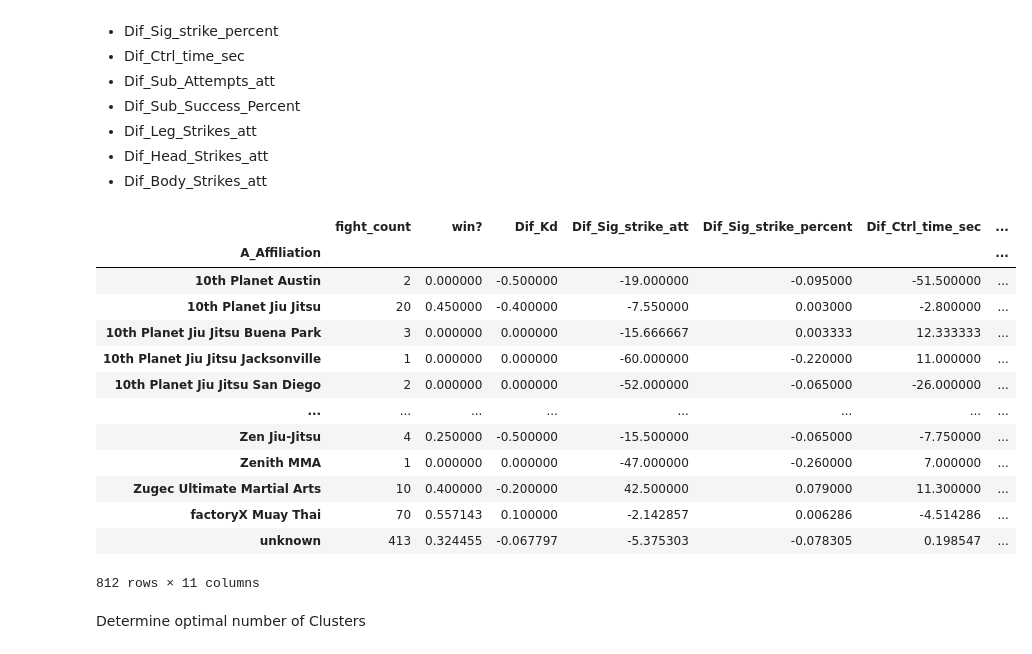
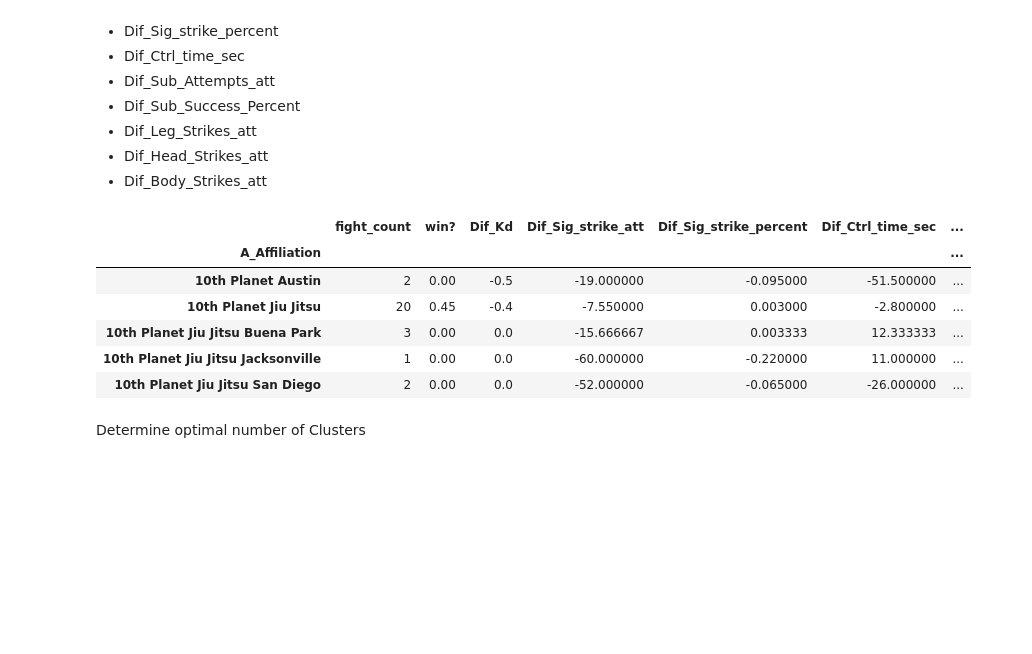
Before and after one commit to tmcroyce/UFC_Prediction_V2.1, a Jupyter notebook: V2_Newer_Notebooks/5b. Feature Subtractions.ipynb, the cells around one changed output. Drawn from its saved outputs; the diff is of its cells as text; code cells hidden in the pictures; blank space fills up the shorter version.

```diff
--- a/V2_Newer_Notebooks/5b. Feature Subtractions.ipynb
+++ b/V2_Newer_Notebooks/5b. Feature Subtractions.ipynb
@@ -70,23 +70,16 @@ For our K-Means Clustering, lets use:
 - Dif_Head_Strikes_att
 - Dif_Body_Strikes_att
 # %%
-df_cluster = affiliation_means[['fight_count', 'win?', 'Dif_Kd', 'Dif_Sig_strike_att', 'Dif_Sig_strike_percent', 'Dif_Ctrl_time_sec', 'Dif_Sub_Attempts_att', 'Dif_Sub_Success_Percent', 'Dif_Leg_Strikes_att', 'Dif_Head_Strikes_att', 'Dif_Body_Strikes_att']]
-df_cluster
+df_cluster = affiliation_means[['fight_count', 'win?', 'Dif_Kd', 'Dif_Sig_strike_att', 'Dif_Sig_strike_percent', 'Dif_Ctrl_time_sec', 'Dif_Sub_Success_Percent']]
+df_cluster.head()
 # %% [output]
 |  | fight_count | win? | Dif_Kd | Dif_Sig_strike_att | Dif_Sig_strike_percent | Dif_Ctrl_time_sec | ... |
 | A_Affiliation |  |  |  |  |  |  | ... |
-| 10th Planet Austin | 2 | 0.000000 | -0.500000 | -19.000000 | -0.095000 | -51.500000 | ... |
-| 10th Planet Jiu Jitsu | 20 | 0.450000 | -0.400000 | -7.550000 | 0.003000 | -2.800000 | ... |
-| 10th Planet Jiu Jitsu Buena Park | 3 | 0.000000 | 0.000000 | -15.666667 | 0.003333 | 12.333333 | ... |
-| 10th Planet Jiu Jitsu Jacksonville | 1 | 0.000000 | 0.000000 | -60.000000 | -0.220000 | 11.000000 | ... |
-| 10th Planet Jiu Jitsu San Diego | 2 | 0.000000 | 0.000000 | -52.000000 | -0.065000 | -26.000000 | ... |
-| ... | ... | ... | ... | ... | ... | ... | ... |
-| Zen Jiu-Jitsu | 4 | 0.250000 | -0.500000 | -15.500000 | -0.065000 | -7.750000 | ... |
-| Zenith MMA | 1 | 0.000000 | 0.000000 | -47.000000 | -0.260000 | 7.000000 | ... |
-| Zugec Ultimate Martial Arts | 10 | 0.400000 | -0.200000 | 42.500000 | 0.079000 | 11.300000 | ... |
-| factoryX Muay Thai | 70 | 0.557143 | 0.100000 | -2.142857 | 0.006286 | -4.514286 | ... |
-| unknown | 413 | 0.324455 | -0.067797 | -5.375303 | -0.078305 | 0.198547 | ... |
+| 10th Planet Austin | 2 | 0.00 | -0.5 | -19.000000 | -0.095000 | -51.500000 | ... |
+| 10th Planet Jiu Jitsu | 20 | 0.45 | -0.4 | -7.550000 | 0.003000 | -2.800000 | ... |
+| 10th Planet Jiu Jitsu Buena Park | 3 | 0.00 | 0.0 | -15.666667 | 0.003333 | 12.333333 | ... |
+| 10th Planet Jiu Jitsu Jacksonville | 1 | 0.00 | 0.0 | -60.000000 | -0.220000 | 11.000000 | ... |
+| 10th Planet Jiu Jitsu San Diego | 2 | 0.00 | 0.0 | -52.000000 | -0.065000 | -26.000000 | ... |
-812 rows × 11 columns
 # %% [markdown]
 Determine optimal number of Clusters
 # %%
```
Also changed, not shown: parts of 29 cells of this notebook, 6 other files.
